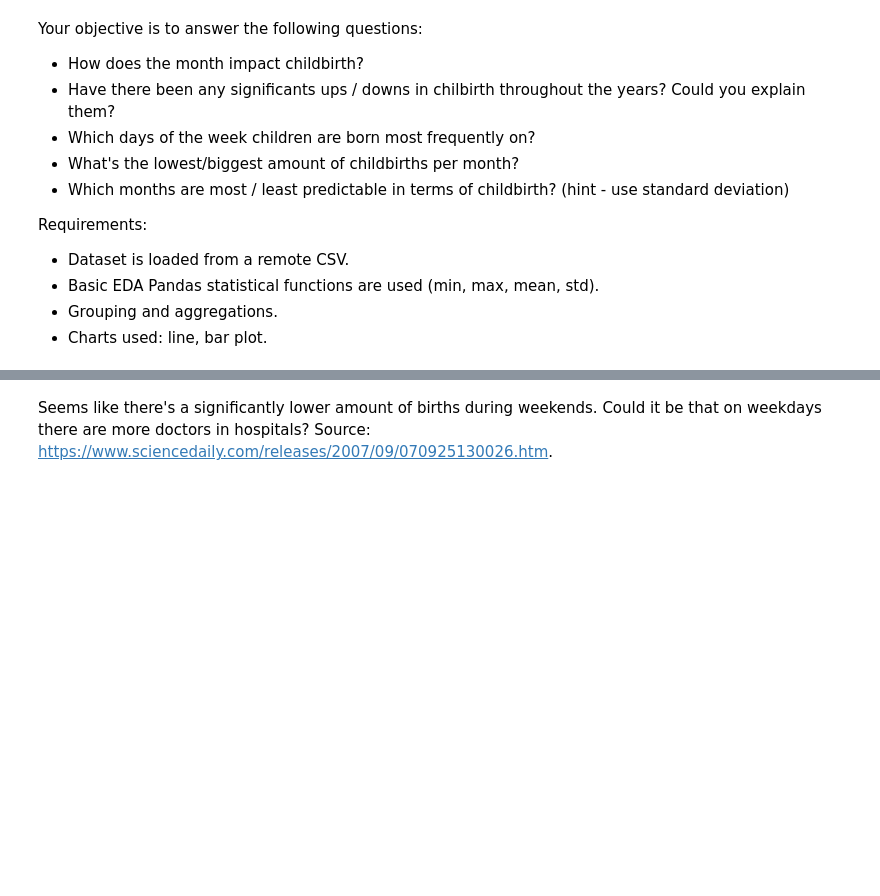
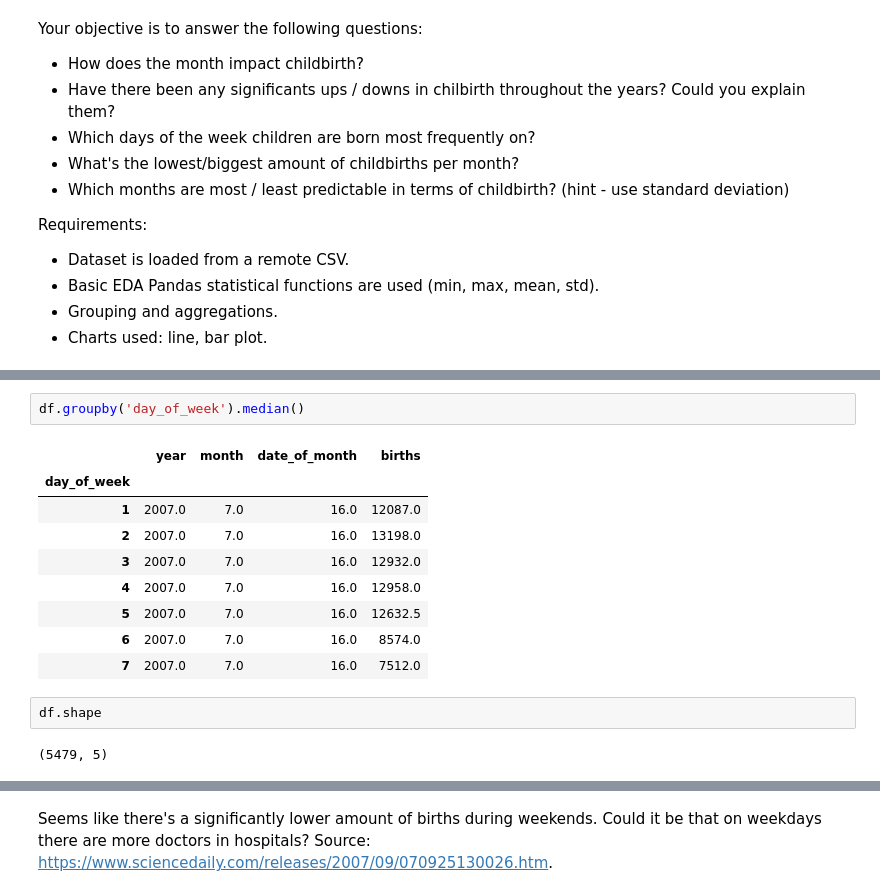
Before and after one commit to mmecius/turing_college, a Jupyter notebook: Demo_subproject.ipynb, the cells around one changed output, grey strips where cells are left out. Cells and saved outputs as stored; diff of their text form; blank space fills up the shorter version.

```diff
--- a/Demo_subproject.ipynb
+++ b/Demo_subproject.ipynb
@@ -434,0 +434,16 @@ Requirements:
+# %%
+df.groupby('day_of_week').median()
+# %% [output]
+|  | year | month | date_of_month | births |
+| day_of_week |  |  |  |  |
+| 1 | 2007.0 | 7.0 | 16.0 | 12087.0 |
+| 2 | 2007.0 | 7.0 | 16.0 | 13198.0 |
+| 3 | 2007.0 | 7.0 | 16.0 | 12932.0 |
+| 4 | 2007.0 | 7.0 | 16.0 | 12958.0 |
+| 5 | 2007.0 | 7.0 | 16.0 | 12632.5 |
+| 6 | 2007.0 | 7.0 | 16.0 | 8574.0 |
+| 7 | 2007.0 | 7.0 | 16.0 | 7512.0 |
+# %%
+df.shape
+# %% [output]
+(5479, 5)
```
Also changed, not shown: parts of 36 cells of this notebook.
